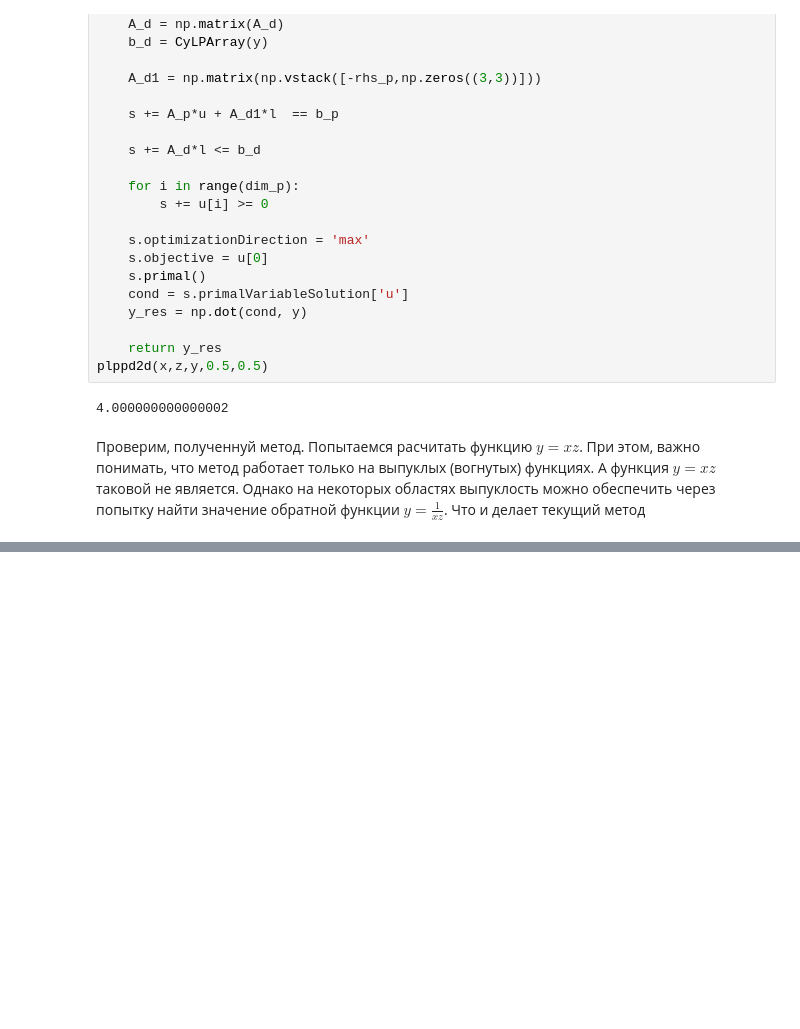
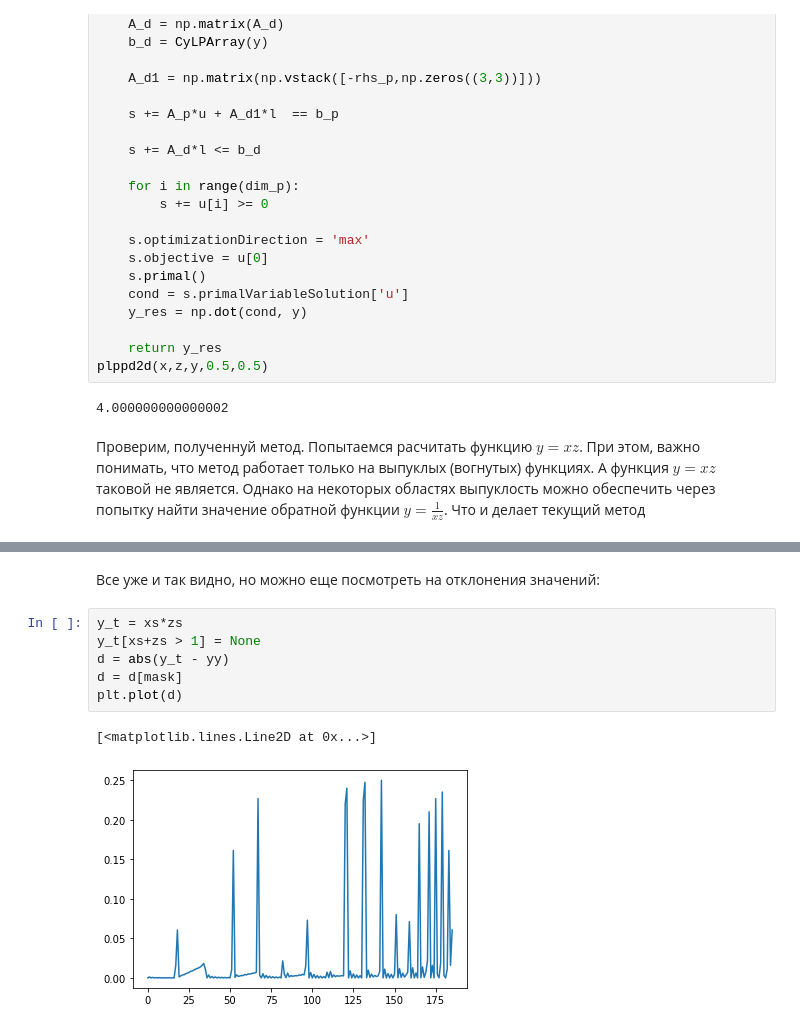
Before and after one commit to dvapan/picewise_linear_conditions, a Jupyter notebook: lp_piecewise_functions.ipynb, the cells around one changed output, grey strips where cells are left out. Drawn from its saved outputs; the diff is of its cells as text; blank space fills up the shorter version.

```diff
--- a/lp_piecewise_functions.ipynb
+++ b/lp_piecewise_functions.ipynb
@@ -372,0 +392,11 @@ plt.plot(d)
+# %% [markdown]
+Все уже и так видно, но можно еще посмотреть на отклонения значений:
+# %%
+y_t = xs*zs
+y_t[xs+zs > 1] = None
+d = abs(y_t - yy)
+d = d[mask]
+plt.plot(d)
+# %% [output]
+[<matplotlib.lines.Line2D at 0x...>]
+[figure, added]
```
Also changed, not shown: parts of 10 cells of this notebook.
